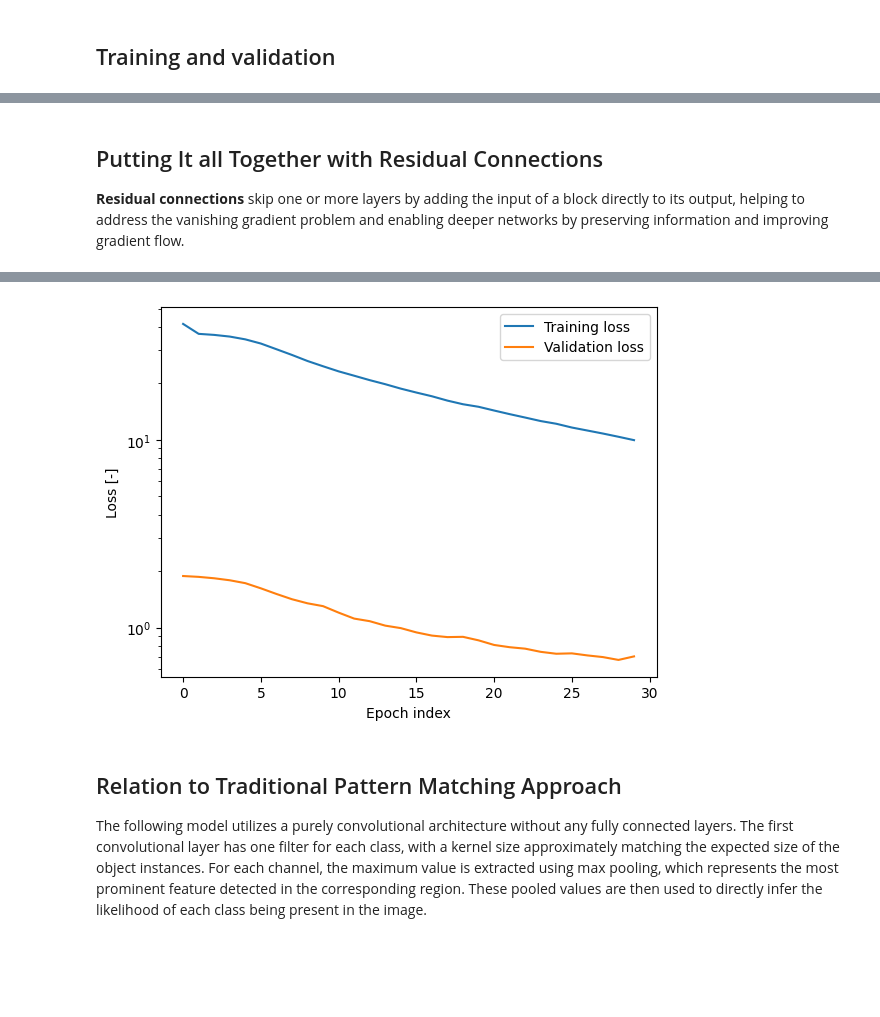
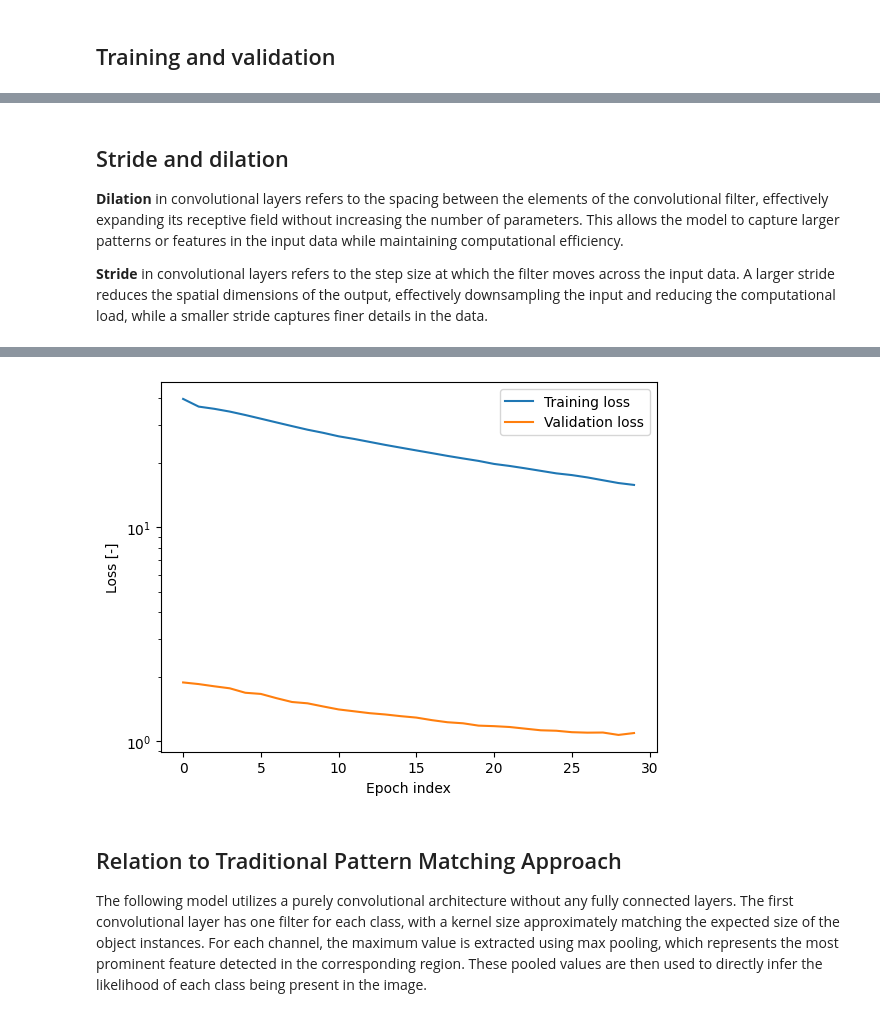
Before and after one commit to CVUT-FS-12110/pytorch-intro, a Jupyter notebook: resources/convolution.ipynb, the cells around one changed output, grey strips where cells are left out. Drawn from its saved outputs; the diff is of its cells as text; code cells hidden in the pictures; blank space fills up the shorter version.

```diff
--- a/resources/convolution.ipynb
+++ b/resources/convolution.ipynb
@@ -370,65 +400,41 @@ Epoch [30/30], Time: 0.59s, Train Loss: 13.18695, Validation Loss: 0.91450, Accu
 # %% [markdown]
-## Putting It all Together with Residual Connections
+## Stride and dilation
 
-**Residual connections** skip one or more layers by adding the input of a block directly to its output, helping to address the vanishing gradient problem and enabling deeper networks by preserving information and improving gradient flow.
+**Dilation** in convolutional layers refers to the spacing between the elements of the convolutional filter, effectively expanding its receptive field without increasing the number of parameters. This allows the model to capture larger patterns or features in the input data while maintaining computational efficiency.
+
+**Stride** in convolutional layers refers to the step size at which the filter moves across the input data. A larger stride reduces the spatial dimensions of the output, effectively downsampling the input and reducing the computational load, while a smaller stride captures finer details in the data.
 # %%
 class DigitClassifierV4(nn.Module):
     def __init__(self, input_channels=1, num_classes=16, input_size=32):
         super(DigitClassifierV4, self).__init__()
         self.num_classes = num_classes
-        pooling_output_size = 8
 
-        # First convolution block
-        self.conv1 = nn.Sequential(
-            nn.Conv2d(input_channels, 8, kernel_size=5, padding=2),
+        self._cnn = nn.Sequential(
+            nn.Conv2d(input_channels, 8, kernel_size=3, padding=1, stride=2),
             nn.ReLU(),
-            nn.Conv2d(8, 8, kernel_size=3, padding=1),
+            nn.AdaptiveMaxPool2d((16, 16)),
+            nn.Conv2d(8, 16, kernel_size=3, padding=1, dilation=2),
             nn.ReLU(),
-            nn.AdaptiveMaxPool2d((pooling_output_size, pooling_output_size))
+            nn.AdaptiveMaxPool2d((8, 8)),
+            nn.Conv2d(16, 32, kernel_size=3, padding=1),
+            nn.ReLU(),
+            nn.AdaptiveMaxPool2d((4, 4)),
+            nn.Conv2d(32, 64, kernel_size=3, padding=1),
+            nn.ReLU(),
         )
 
-        # Second convolution block with residual connection
-        self.conv2 = nn.Sequential(
-            nn.Conv2d(8, 16, kernel_size=3, padding=1),
-            nn.ReLU(),
-            nn.Conv2d(16, 16, kernel_size=3, padding=1)
-        )
-        self.residual = nn.Conv2d(8, 16, kernel_size=1)  # Residual connection
-
-        # Third convolution block with pooling
-        self.conv3 = nn.Sequential(
-            nn.Conv2d(16, 32, kernel_size=3, padding=1),
-            nn.ReLU(),
-            nn.Conv2d(32, 32, kernel_size=3, padding=1),
-            nn.ReLU(),
-            nn.AdaptiveMaxPool2d((pooling_output_size // 2, pooling_output_size // 2))
-        )
-
-        # Fully connected layers
         self._fc = nn.Sequential(
-            nn.Linear(32 * (pooling_output_size // 2) * (pooling_output_size // 2), 128),
+            nn.Linear(input_size * input_size, 128),
             nn.ReLU(),
             nn.Linear(128, num_classes),
             nn.Sigmoid()
         )
 
     def forward(self, x):
-        # First block
-        out = self.conv1(x)
-
-        # Second block with residual connection
-        residual = self.residual(out)
-        out = self.conv2(out) + residual
-        out = F.relu(out)
-
-        # Third block with pooling
-        out = self.conv3(out)
-
-        # Flatten and pass through fully connected layers
-        batch_size = out.size(0)
-        out = out.view(batch_size, -1)
-        predictions = self._fc(out)
-
+        feature_map = self._cnn(x)
+        batch_size, channels, H, W = feature_map.shape
+        features = feature_map.view(batch_size, -1)  # Flatten the pooled feature map
+        predictions = self._fc(features)
         return predictions
 
 model = DigitClassifierV4().to(device)
@@ -454,4 +460,4 @@ Epoch [30/30], Time: 0.72s, Train Loss: 9.96115, Validation Loss: 0.70158, Accur
-[figure, old version]
+[figure, new version]
 # %% [markdown]
 ## Relation to Traditional Pattern Matching Approach
 
```
Also changed, not shown: parts of 9 cells of this notebook, 3 other files.
